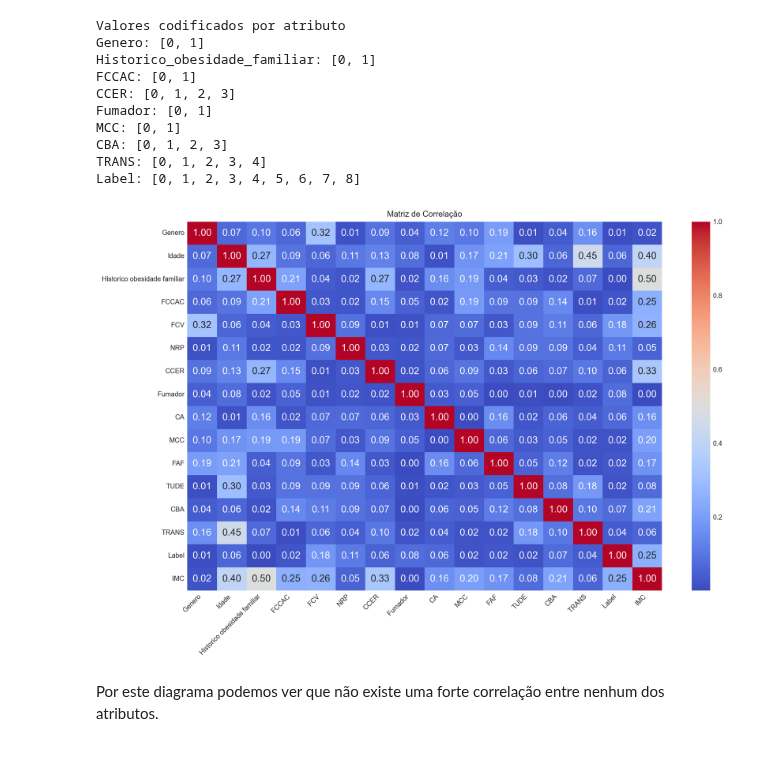
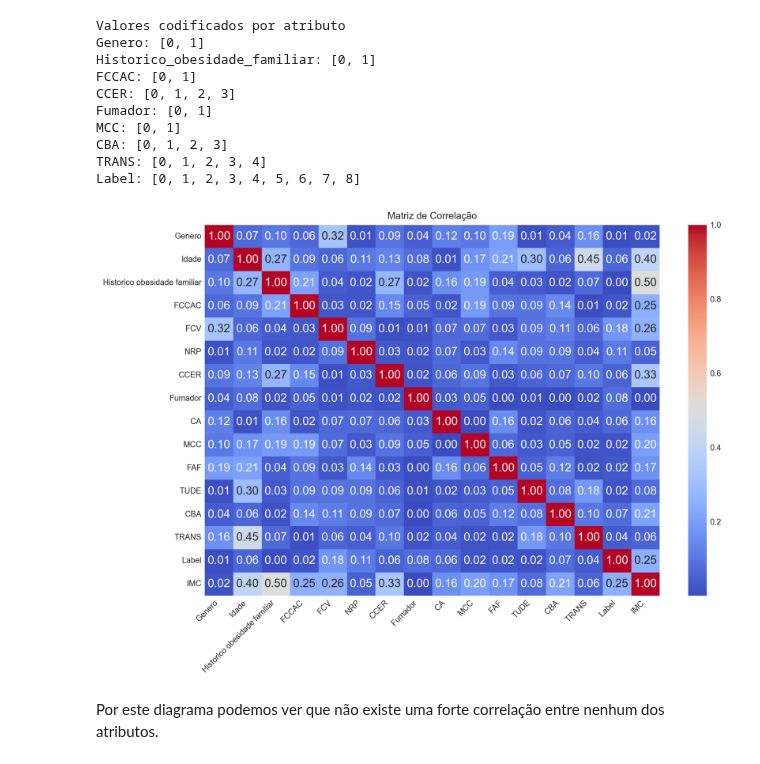
Before and after one commit to preis/anadi_2024, a Jupyter notebook: notebooks/Trabalho 2/codigo/4.1.5_matriz_correlacao.ipynb, the cells around one changed output. Saved outputs shown, nothing was run; the diff lists cells and outputs as text; code cells hidden in the pictures.

```diff
--- a/notebooks/Trabalho 2/codigo/4.1.5_matriz_correlacao.ipynb
+++ b/notebooks/Trabalho 2/codigo/4.1.5_matriz_correlacao.ipynb
@@ -71,18 +71,18 @@ CBA: [0, 1, 2, 3]
 TRANS: [0, 1, 2, 3, 4]
 Label: [0, 1, 2, 3, 4, 5, 6, 7, 8]
 # %%
-fig_corr = plt.figure(figsize=(12, 8))
+fig_corr = plt.figure(figsize=(10, 7))
 etiquetas_corr = [ut.undersplit(texto) for texto in dados_trabalho.columns]
 
 sns.heatmap(dados_trabalho.corr(method="spearman").abs(), cmap='coolwarm', annot=True, fmt='.2f', mask=False)
 
 plt.xticks(ticks=[i + 0.5 for i in range(len(dados_trabalho.columns))], labels=etiquetas_corr, rotation=45, ha='right')
 plt.yticks(ticks=[i + 0.5 for i in range(len(dados_trabalho.columns))], labels=etiquetas_corr)
 plt.title('Matriz de Correlação')
 plt.tight_layout()
 
 # plt.show()
 # %% [output]
-[figure, old version]
+[figure, new version]
 # %% [markdown]
 Por este diagrama podemos ver que não existe uma forte correlação entre nenhum dos atributos.
```
Also changed, not shown: 6 other files.
